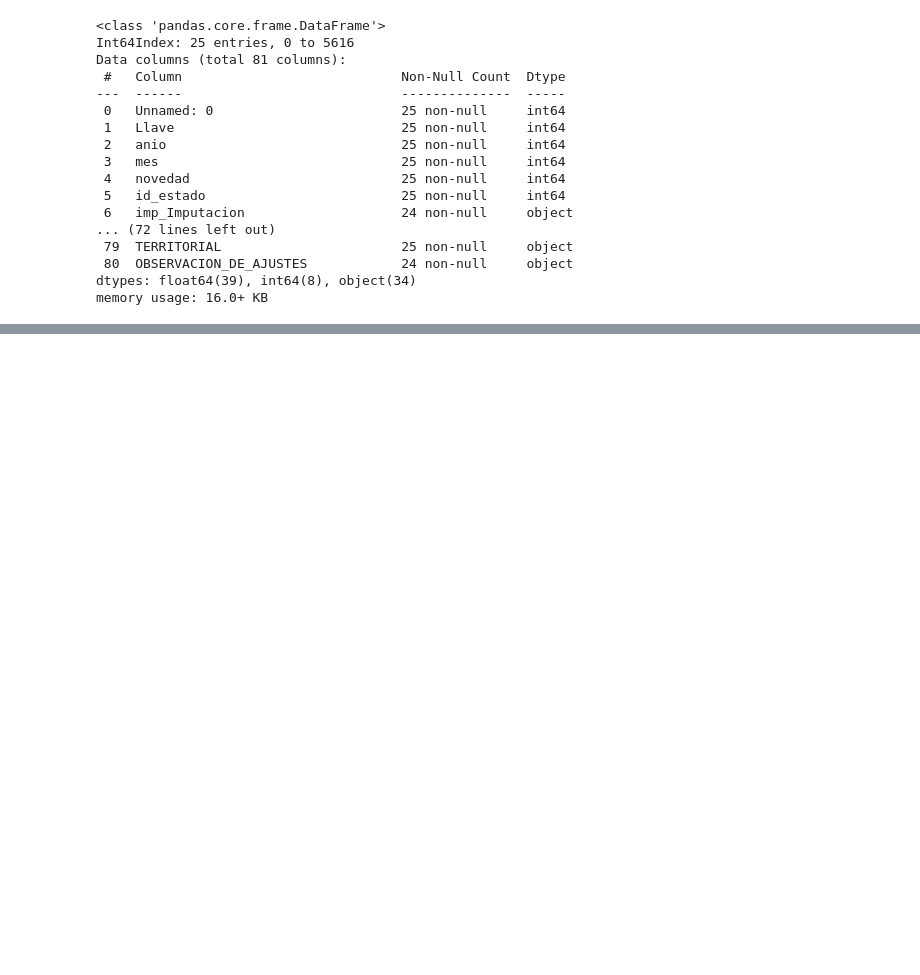
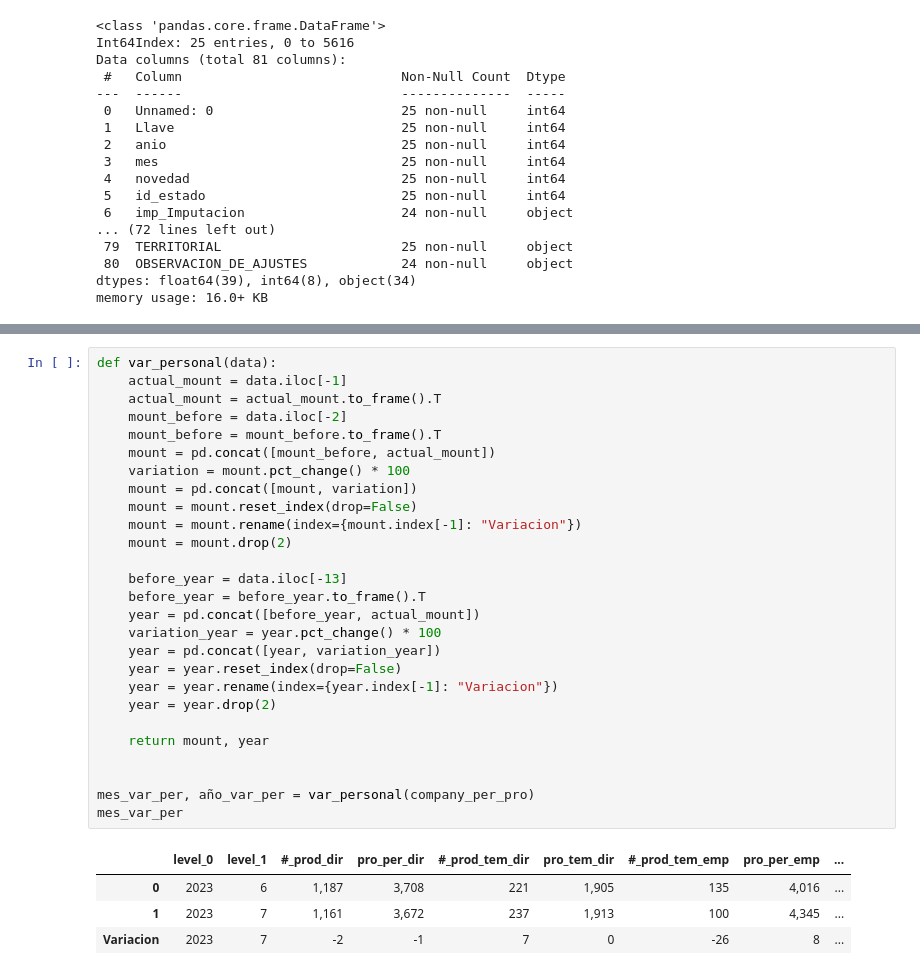
Before and after one commit to titobriceno/analizador, a Jupyter notebook: scrips/tables.ipynb, the cells around one changed output, grey strips where cells are left out. Drawn from its saved outputs; the diff is of its cells as text; blank space fills up the shorter version.

```diff
--- a/scrips/tables.ipynb
+++ b/scrips/tables.ipynb
@@ -406,0 +524,32 @@ resume_table
+# %%
+def var_personal(data):
+    actual_mount = data.iloc[-1]
+    actual_mount = actual_mount.to_frame().T
+    mount_before = data.iloc[-2]
+    mount_before = mount_before.to_frame().T
+    mount = pd.concat([mount_before, actual_mount])
+    variation = mount.pct_change() * 100
+    mount = pd.concat([mount, variation])
+    mount = mount.reset_index(drop=False)
+    mount = mount.rename(index={mount.index[-1]: "Variacion"})
+    mount = mount.drop(2)
+
+    before_year = data.iloc[-13]
+    before_year = before_year.to_frame().T
+    year = pd.concat([before_year, actual_mount])
+    variation_year = year.pct_change() * 100
+    year = pd.concat([year, variation_year])
+    year = year.reset_index(drop=False)
+    year = year.rename(index={year.index[-1]: "Variacion"})
+    year = year.drop(2)
+
+    return mount, year
+
+
+mes_var_per, año_var_per = var_personal(company_per_pro)
+mes_var_per
+# %% [output]
+|  | level_0 | level_1 | #_prod_dir | pro_per_dir | #_prod_tem_dir | pro_tem_dir | #_prod_tem_emp | pro_per_emp | ... |
+| 0 | 2023 | 6 | 1,187 | 3,708 | 221 | 1,905 | 135 | 4,016 | ... |
+| 1 | 2023 | 7 | 1,161 | 3,672 | 237 | 1,913 | 100 | 4,345 | ... |
+| Variacion | 2023 | 7 | -2 | -1 | 7 | 0 | -26 | 8 | ... |
```
Also changed, not shown: parts of 9 cells of this notebook.
